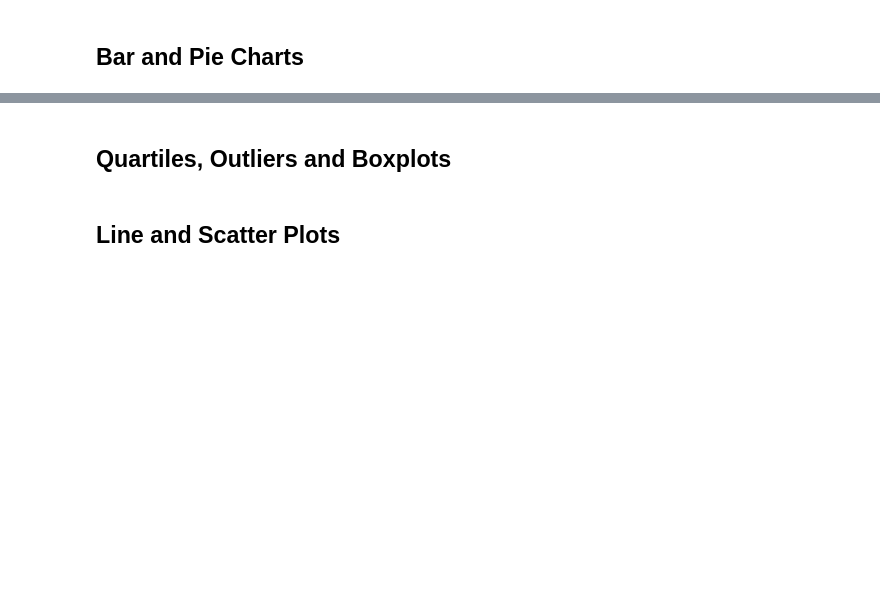
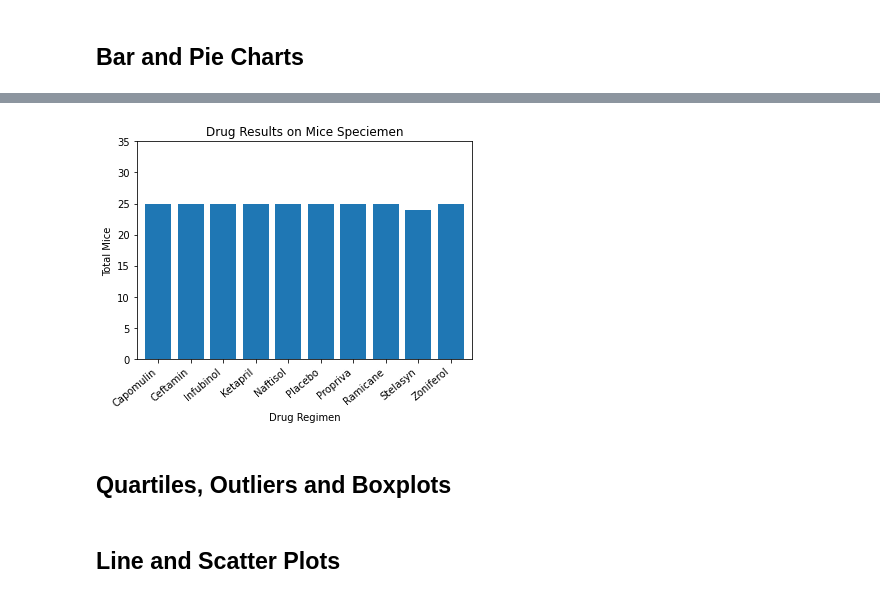
Before and after one commit to nataliesmith32/Matplotlib, a Jupyter notebook: Pymaceuticals_pymaceuticals_starter.ipynb, the cells around one changed output, grey strips where cells are left out. Cells and saved outputs as stored; diff of their text form; code cells hidden in the pictures; blank space fills up the shorter version.

```diff
--- a/Pymaceuticals_pymaceuticals_starter.ipynb
+++ b/Pymaceuticals_pymaceuticals_starter.ipynb
@@ -316,5 +345,13 @@ dtype: object
 # %%
 # Generate a bar plot showing the total number of unique mice tested on each drug regimen using pandas.
+drugsformice = byemouse.groupby("Drug Regimen")["Mouse ID"].nunique()
+drugsformice.plot(kind="bar", title="Drug Results on Mice Speciemen", width=0.8)
+plt.ylabel("Total Mice")
+plt.ylim(0,35)
+plt.xticks(rotation=40, ha="right")
+plt.show()
+# %% [output]
+[figure, added]
 # %%
 # Generate a bar plot showing the total number of unique mice tested on each drug regimen using pyplot.
 # %%
```
Also changed, not shown: parts of 5 cells of this notebook.
